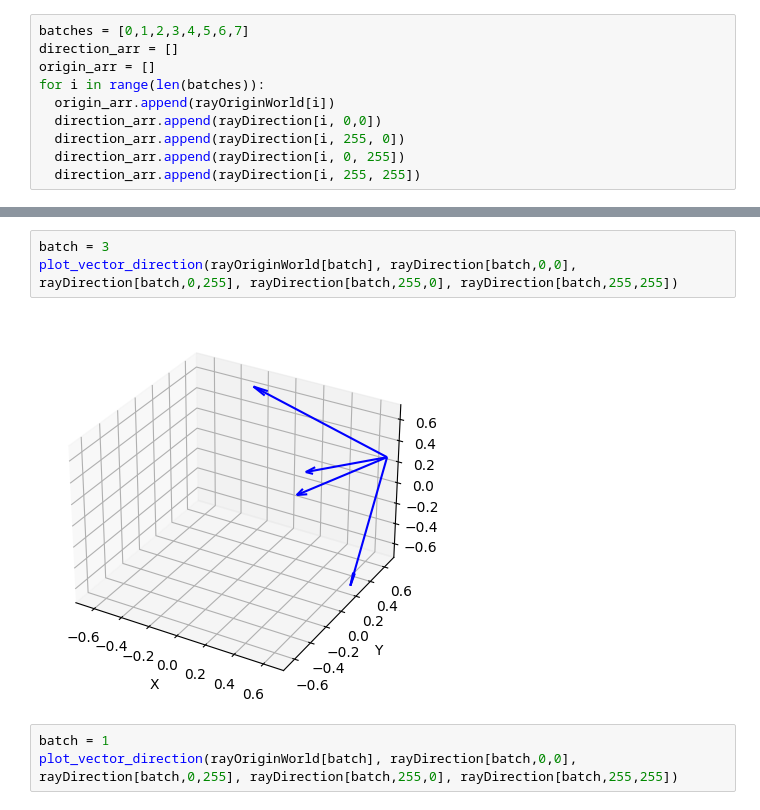
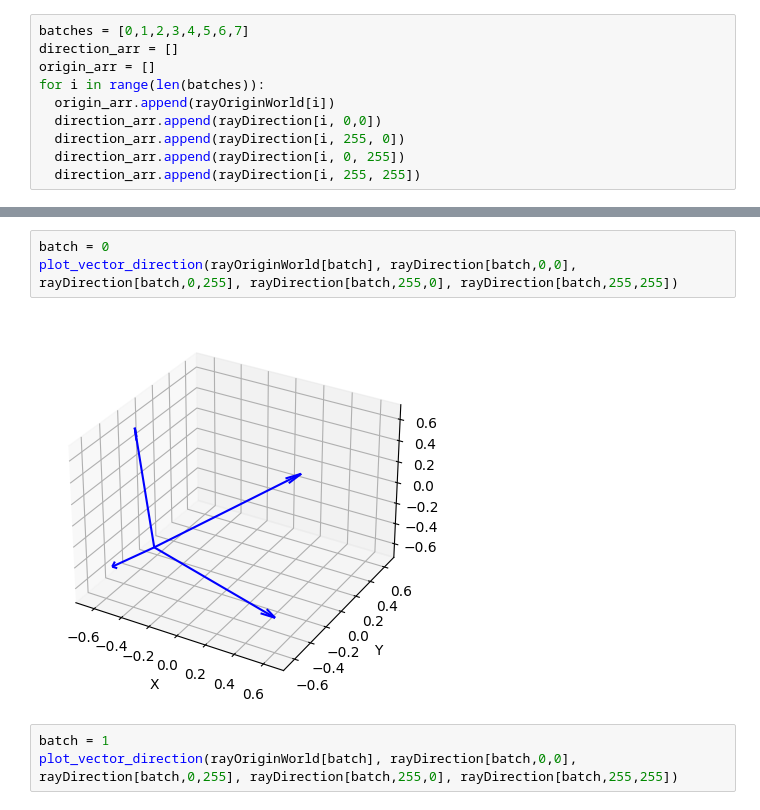
Before and after one commit to JTStephens18/MVDream_NeRF, a Jupyter notebook: MVDream.ipynb, the cells around one changed output, grey strips where cells are left out. Cells and saved outputs as stored; diff of their text form.

```diff
--- a/MVDream.ipynb
+++ b/MVDream.ipynb
@@ -564,10 +616,10 @@ plotly_vector_direction(origin_arr, direction_arr)
 # %% [output]
 [interactive output not drawn]
 # %%
-batch = 3
+batch = 0
 plot_vector_direction(rayOriginWorld[batch], rayDirection[batch,0,0], rayDirection[batch,0,255], rayDirection[batch,255,0], rayDirection[batch,255,255])
 # %% [output]
-[figure, old version]
+[figure, new version]
 # %%
 batch = 1
 plot_vector_direction(rayOriginWorld[batch], rayDirection[batch,0,0], rayDirection[batch,0,255], rayDirection[batch,255,0], rayDirection[batch,255,255])
```
Also changed, not shown: parts of 15 cells of this notebook.
